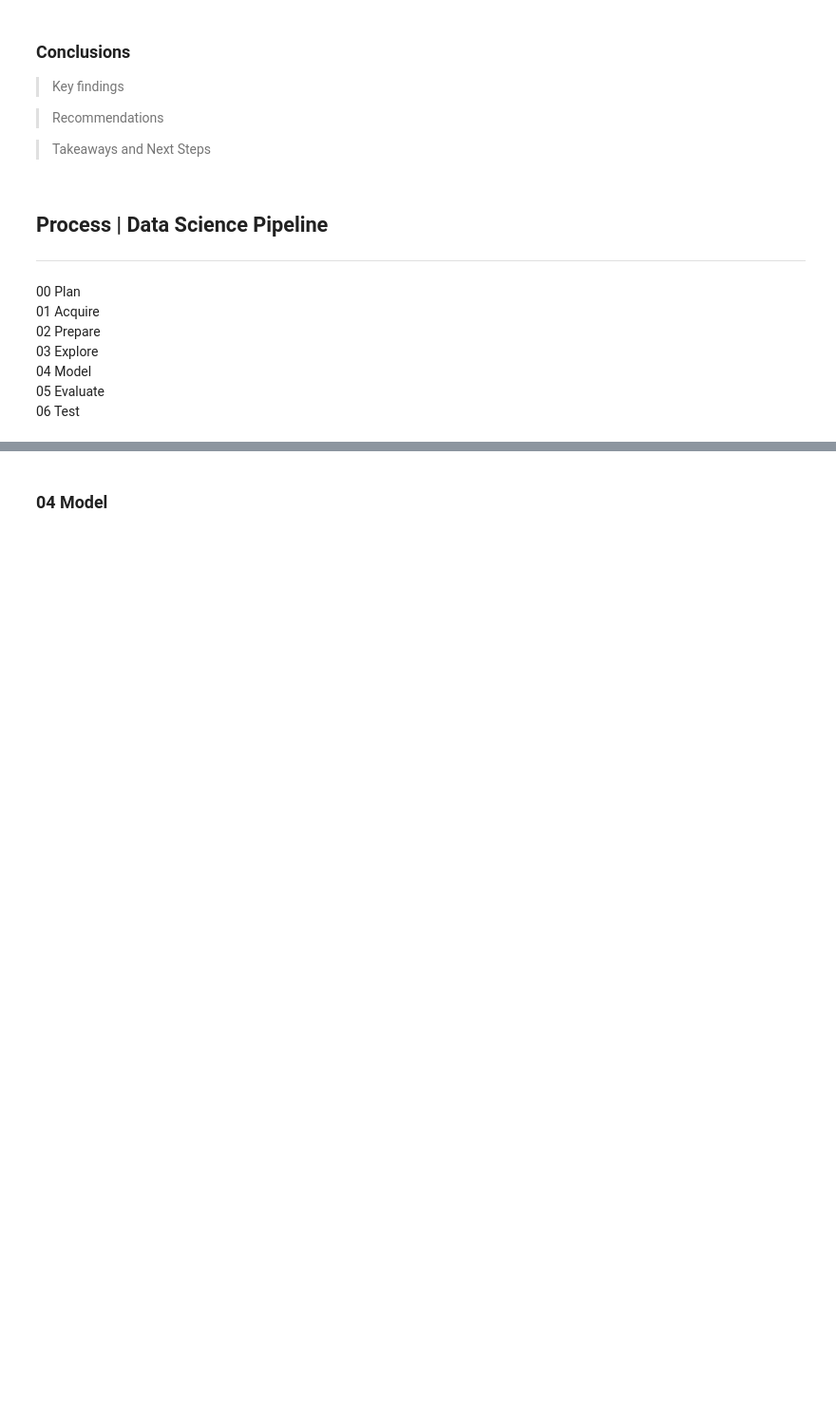
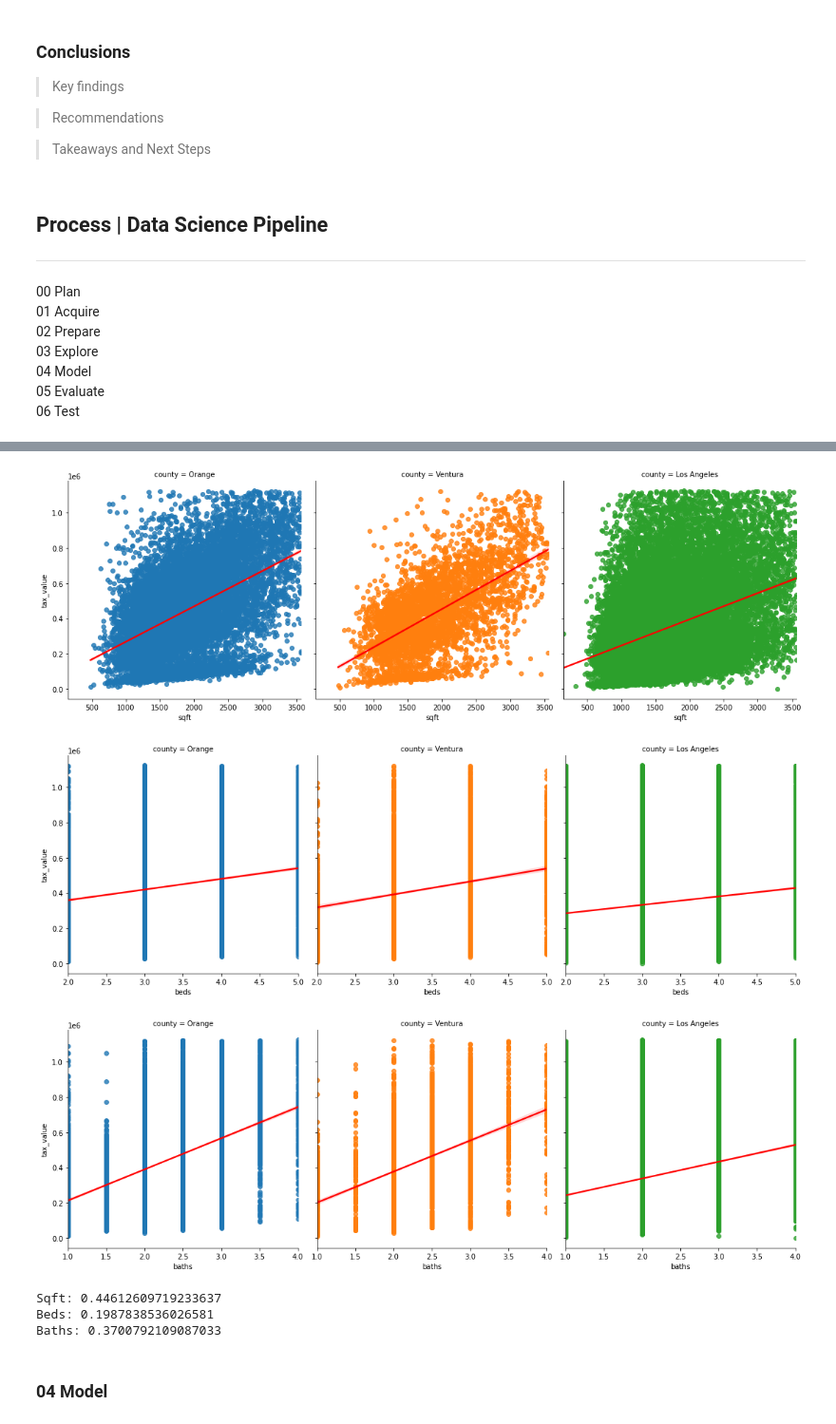
Before and after one commit to Jonessn22/zillow_regression_project, a Jupyter notebook: final_report.ipynb, the cells around one changed output, grey strips where cells are left out. Shown at 95% size. Cells and saved outputs as stored; diff of their text form; code cells hidden in the pictures; blank space fills up the shorter version.

```diff
--- a/final_report.ipynb
+++ b/final_report.ipynb
@@ -65,0 +88,4 @@ Question 4?<br>
+# %%
+import wrangle
+
+df = wrangle.clean_data()
@@ -67,0 +127,6 @@ Question 4?<br>
+# %%
+explore.explore_data(df)
+# %% [output]
+[figure, added]
+[figure, added]
+[figure, added]
@@ -68,2 +135,10 @@ Question 4?<br>
+# %%
+print(f'Sqft: {corr_sqft}')
+print(f'Beds: {corr_beds}')
+print(f'Baths: {corr_baths}')
+# %% [output]
+Sqft: 0.44612609719233637
+Beds: 0.1987838536026581
+Baths: 0.3700792109087033
 # %% [markdown]
 ### 04 Model
```
Also changed, not shown: parts of 19 cells of this notebook, 8 other files.
